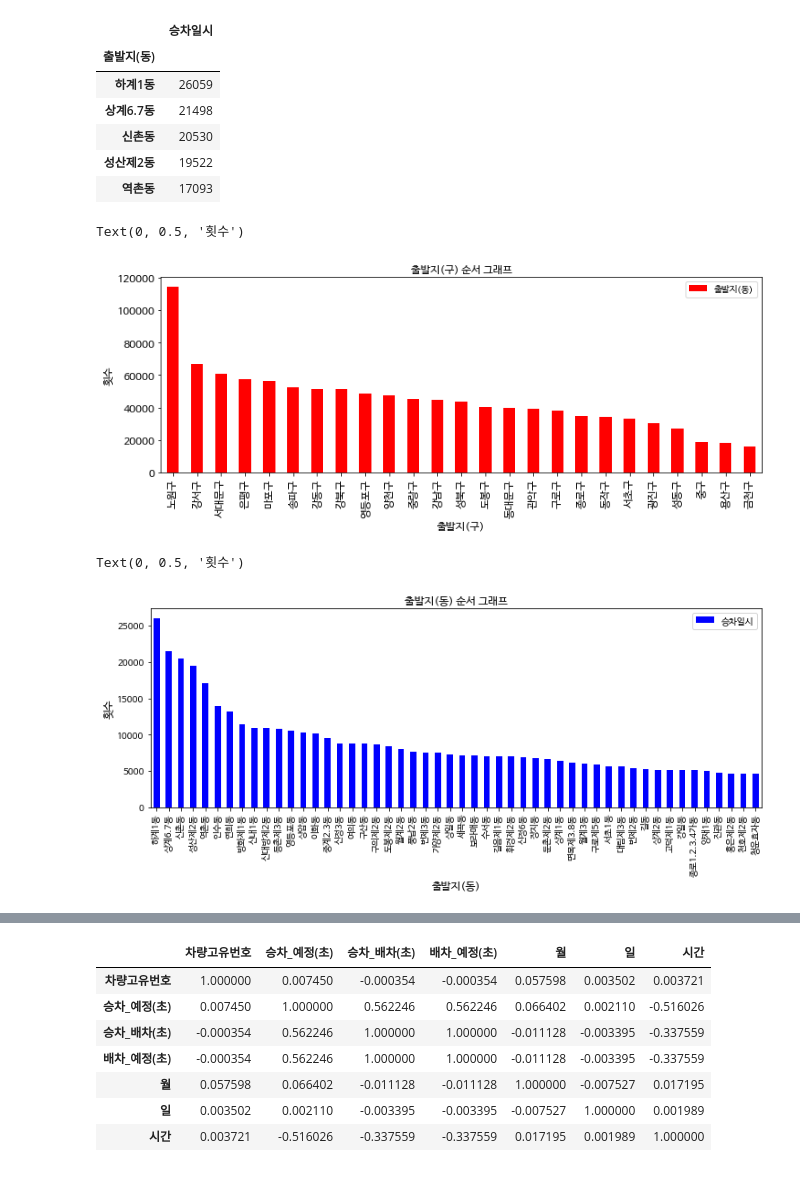
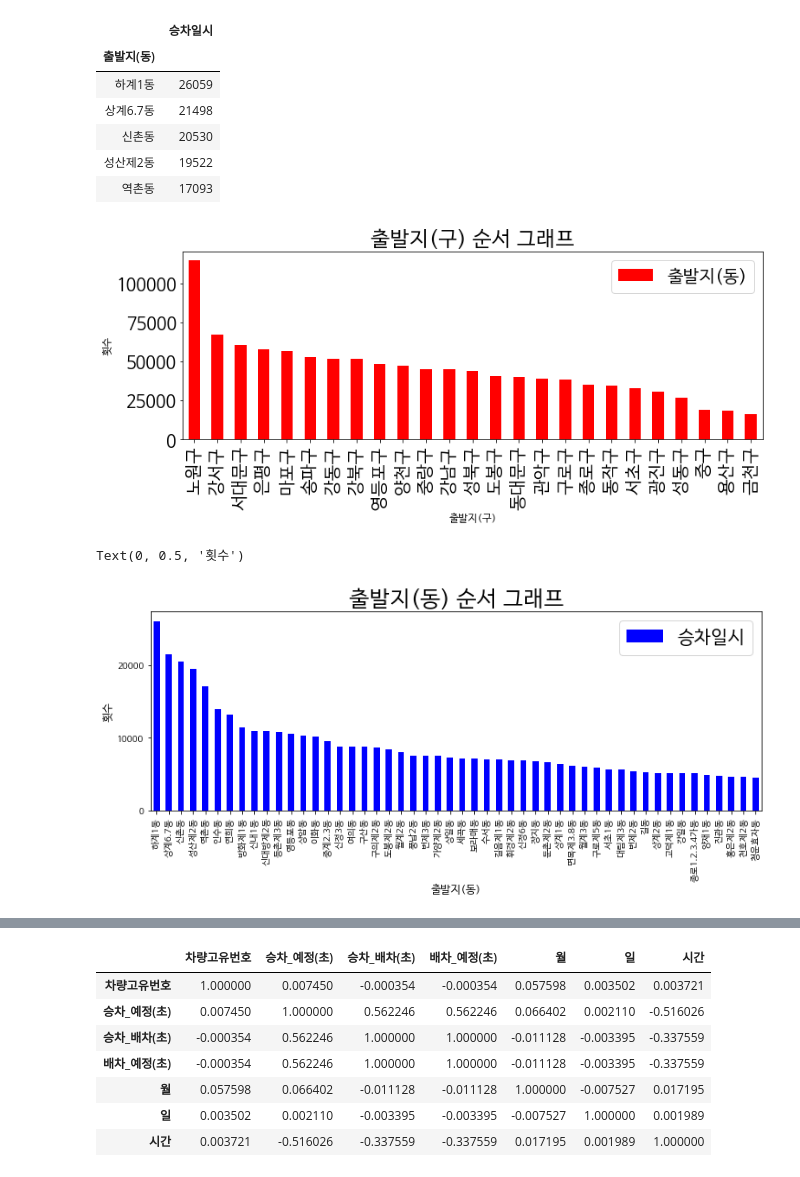
Before and after one commit to noc1992/Python_alone, a Jupyter notebook: alone/mini2_visualize.ipynb, the cells around one changed output, grey strips where cells are left out. Drawn from its saved outputs; the diff is of its cells as text; code cells hidden in the pictures.

```diff
--- a/alone/mini2_visualize.ipynb
+++ b/alone/mini2_visualize.ipynb
@@ -33,5 +33,6 @@ import matplotlib.font_manager as fm
 # %%
-plt.rcParams["font.family"] = 'NanumBarunGothic'
+plt.rcParams["font.family"] = 'Hancom Gothic'
+plt.rcParams['font.size'] = 20
 # %% [markdown]
 # 데이터 읽기
 # %%
@@ -41,2 +42,2 @@ D:\jupyter\project\mine
 # %%
-txi = pd.read_csv("data/call_taxi_final.csv", encoding= 'euc-kr')
+txi = pd.read_csv("call_taxi_final.csv", encoding= 'euc-kr')
@@ -80,19 +85,19 @@ start_dong.head()
 | 성산제2동 | 19522 |
 | 역촌동 | 17093 |
 # %%
-sta_ax = start.plot(kind='bar', title='출발지(구) 순서 그래프', figsize=(12, 4), legend=True, fontsize=12, color='red')
+sta_ax = start.plot(kind='bar', title='출발지(구) 순서 그래프', figsize=(12, 4), legend=True, fontsize=20, color='red')
 sta_ax.set_xlabel('출발지(구)', fontsize=12)
 sta_ax.set_ylabel('횟수', fontsize=12)
+plt.savefig("출발지.jpg")
 # %% [output]
-Text(0, 0.5, '횟수')
-[figure, old version]
+[figure, new version]
 # %%
 sta_ax1 = start_dong.head(50).plot(kind='bar', title='출발지(동) 순서 그래프', figsize=(12, 4), legend=True, fontsize=10, color='blue')
 sta_ax1.set_xlabel('출발지(동)', fontsize=12)
 sta_ax1.set_ylabel('횟수', fontsize=12)
 # %% [output]
 Text(0, 0.5, '횟수')
-[figure, old version]
+[figure, new version]
 # %%
 arrive =  pd.DataFrame(txi.groupby('목적지(구)')['목적지(동)'].count().sort_values(ascending=False))
 # %%
```
Also changed, not shown: parts of 23 cells of this notebook.
